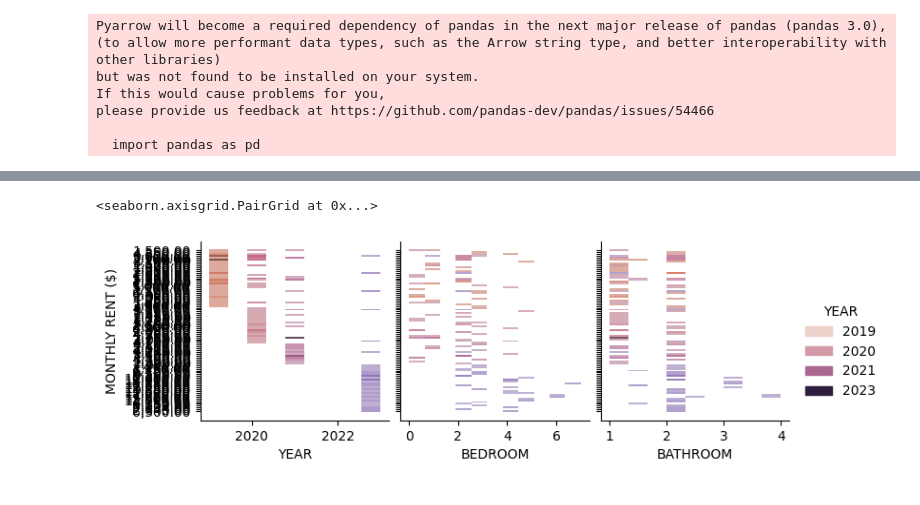
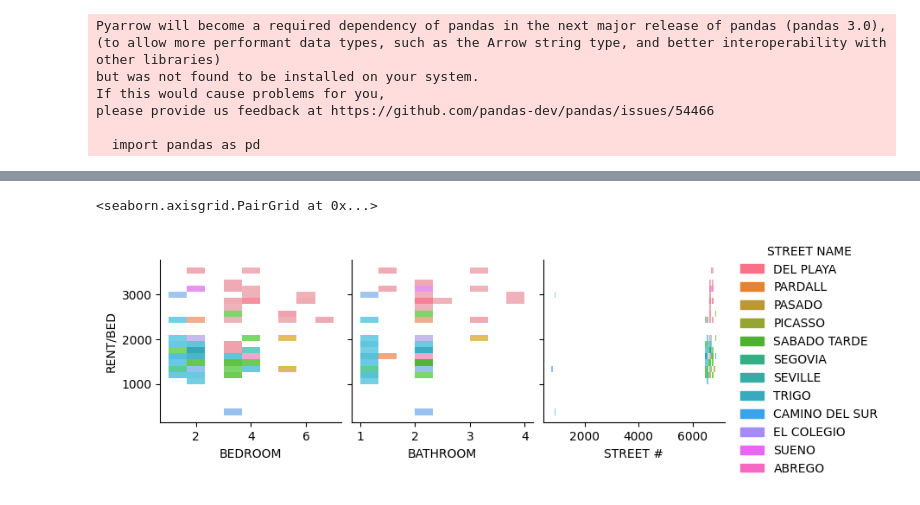
Before and after one commit to F0nor/IV-Housing-Price-Predictor, a Jupyter notebook: data_visualization/PairPlotIVTUData.ipynb, the cells around one changed output, grey strips where cells are left out. Saved outputs shown, nothing was run; the diff lists cells and outputs as text; code cells hidden in the pictures.

```diff
--- a/data_visualization/PairPlotIVTUData.ipynb
+++ b/data_visualization/PairPlotIVTUData.ipynb
@@ -12,5 +12,6 @@ please provide us feedback at https://github.com/pandas-dev/pandas/issues/54466
 
   import pandas as pd
 # %%
-IV19to23 = pd.read_csv(r'C:\Users\Felix\Documents\Datasets_For_IV_Housing\Copy of IVTU HOUSING DATA (updated) - 2019-2023 Price Adjust for 2024.csv')
-IV19to23.replace(r'^\s*$',np.nan,regex=True)
+IV = pd.read_csv(r'C:\Users\Felix\Documents\Datasets_For_IV_Housing\ivtu_data_cleaned.csv')
+IV.replace(r'^\s*$',np.nan,regex=True)
+IV["PROPERTY TYPE"] = IV["PROPERTY TYPE"].map({'0':'NaN'})
@@ -31,6 +18,5 @@ IV19to23.replace(r'^\s*$',np.nan,regex=True)
 # %%
-IV19to23["BEDROOM"] = IV19to23["BEDROOM"].replace(0,1)
-IV19to23["MONTHLY RENT ($) NORMALIZE"].strip(',')
-IV19to23["MONTHLY RENT ($) NORMALIZE"].astype(np.float16)
-IV19to23["RENT/BED"] = IV19to23["MONTHLY RENT ($) NORMALIZE"]/IV19to23["BEDROOM"]
+IV["BEDROOM"] = IV["BEDROOM"].replace(0,1)
+IV["RENT/BED"] = IV["MONTHLY RENT ($)"].astype(np.float16)/IV["BEDROOM"]
+IV["RENT/BED"]
 # %% [output]
@@ -58,7 +72,7 @@ memory usage: 26.3+ KB
 # %%
-seaborn.pairplot(IV2019to2023, hue = "YEAR", kind="hist", y_vars= ["MONTHLY RENT ($)"], x_vars=["YEAR", "BEDROOM", "BATHROOM"], dropna = True)
+seaborn.pairplot(IV, hue = "STREET NAME", kind="hist", y_vars= ["RENT/BED","rent"], x_vars=["BEDROOM", "BATHROOM", "STREET #"], dropna = True)
 # %% [output]
 <seaborn.axisgrid.PairGrid at 0x...>
-[figure, old version]
+[figure, new version]
 # %%
 histplot()
```
Also changed, not shown: parts of 4 cells of this notebook.
